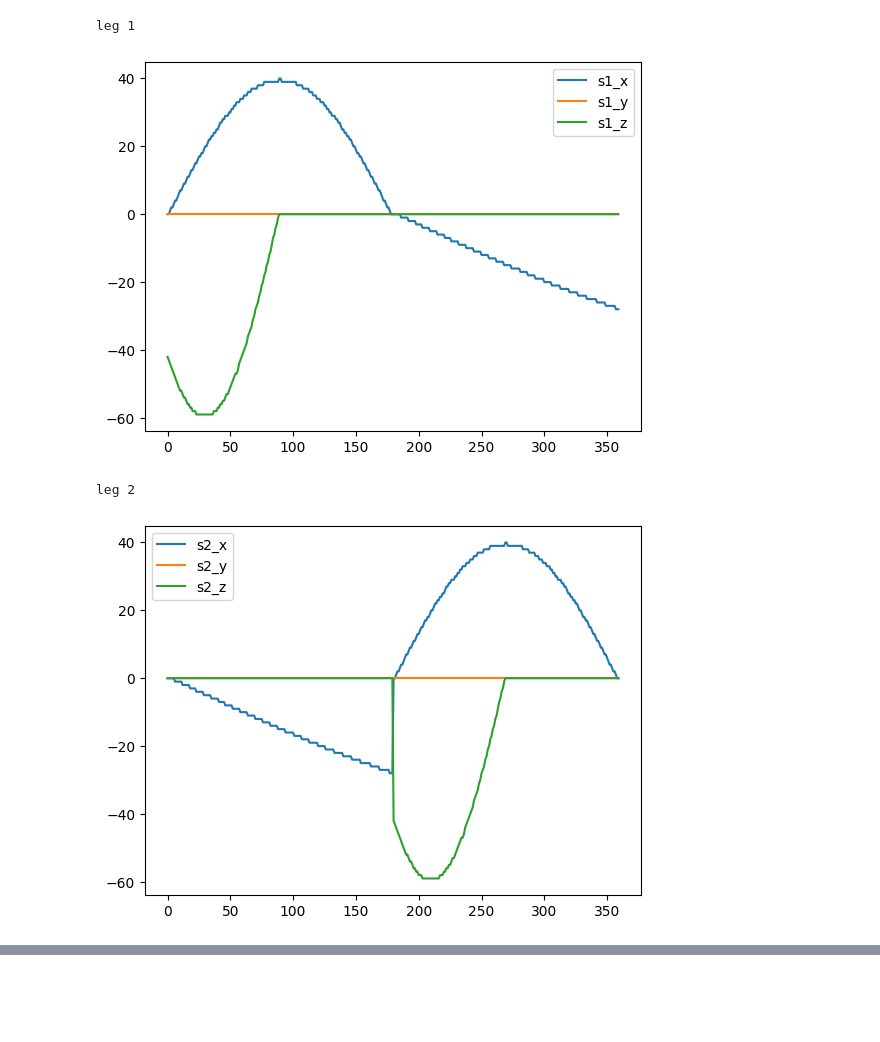
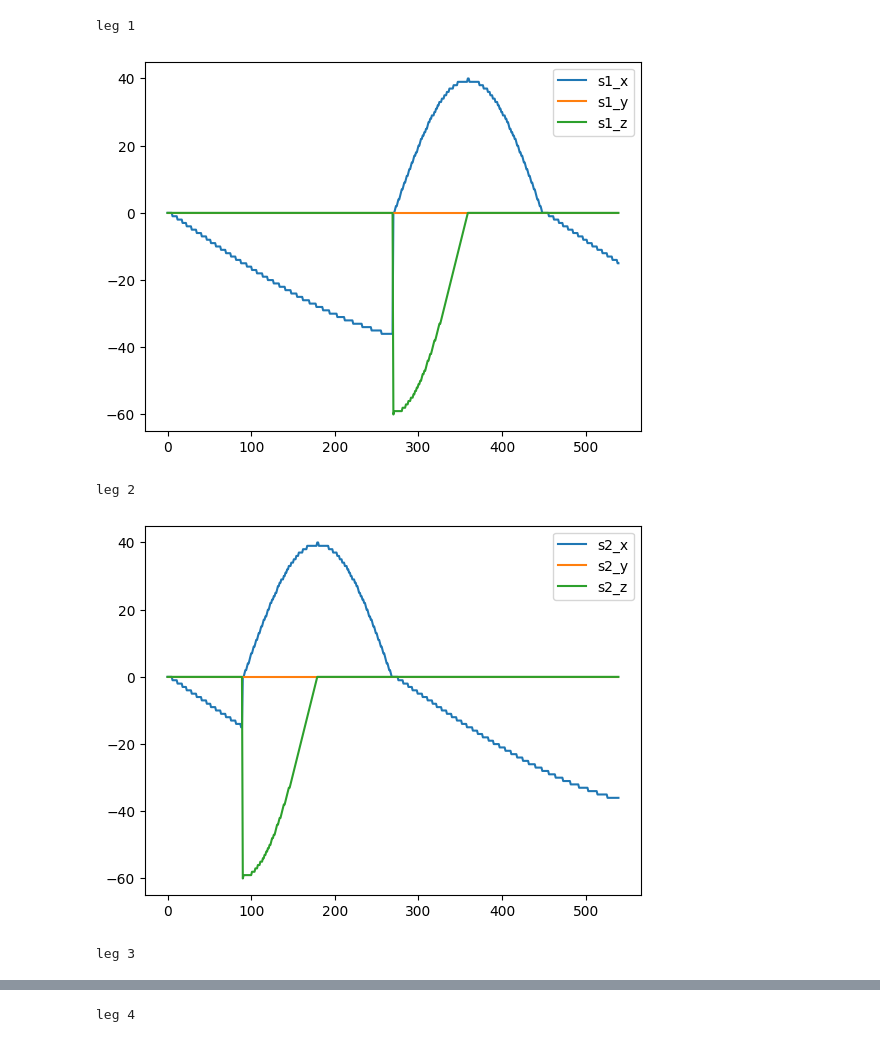
Before and after one commit to kevywilly/vega, a Jupyter notebook: notebooks/gaits.ipynb, the cells around one changed output, grey strips where cells are left out. Saved outputs shown, nothing was run; the diff lists cells and outputs as text; code cells hidden in the pictures; blank space fills up the shorter version.

```diff
--- a/notebooks/gaits.ipynb
+++ b/notebooks/gaits.ipynb
@@ -3,8 +4,9 @@ from src.motion.gaits.trot import Trot
 # %%
-gait = Trot(stride=40, clearance=60, step_size=1)
+gait = Walk(stride=40, clearance=60, step_size=1)
 gait.plotit()
 # %% [output]
 leg 1
-[figure, old version]
+[figure, new version]
 leg 2
-[figure, old version]
+[figure, new version]
+leg 3
@@ -10,0 +14 @@ leg 2
+leg 4
```
Also changed, not shown: parts of 2 cells of this notebook, 3 other files.
